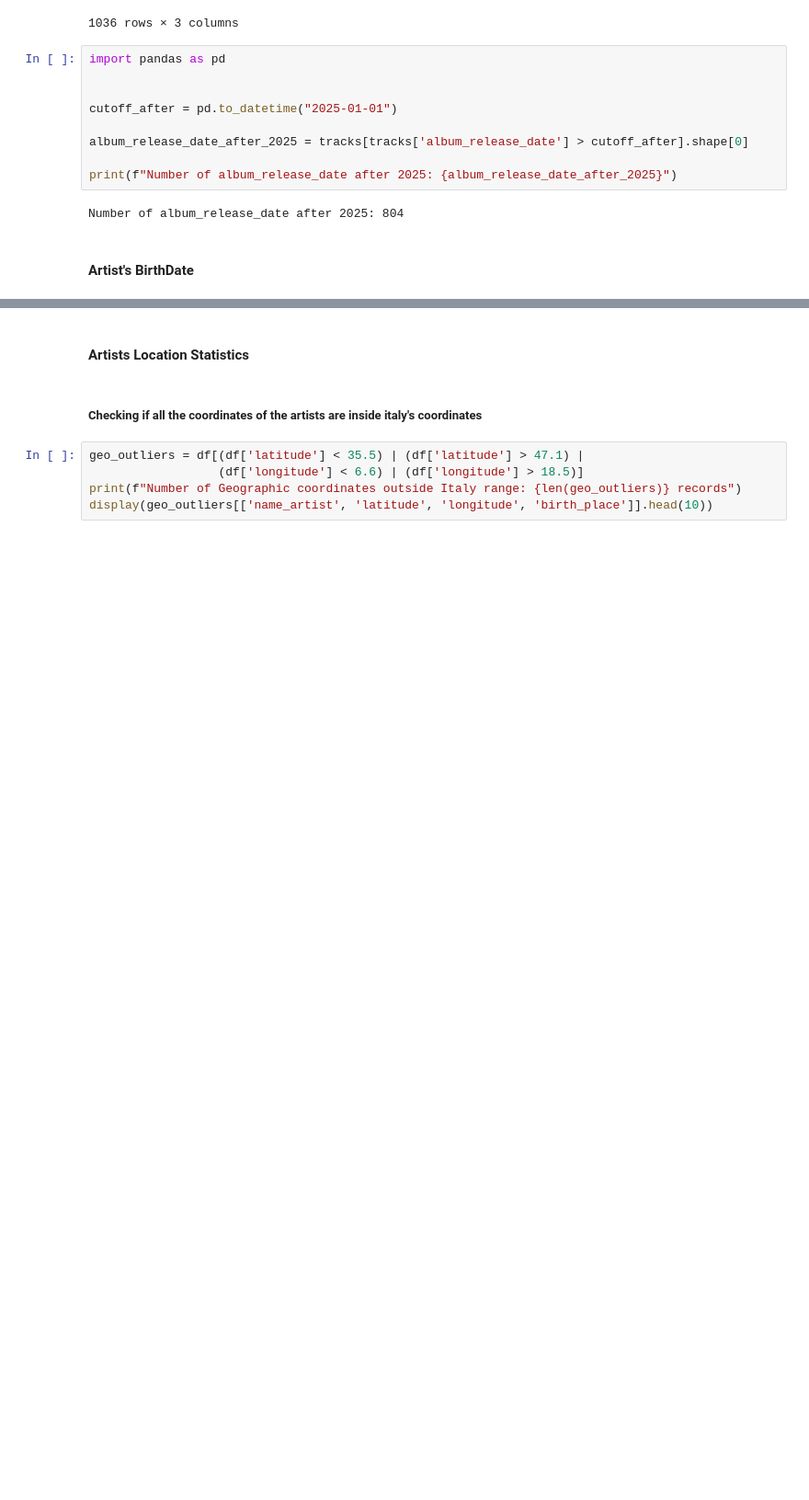
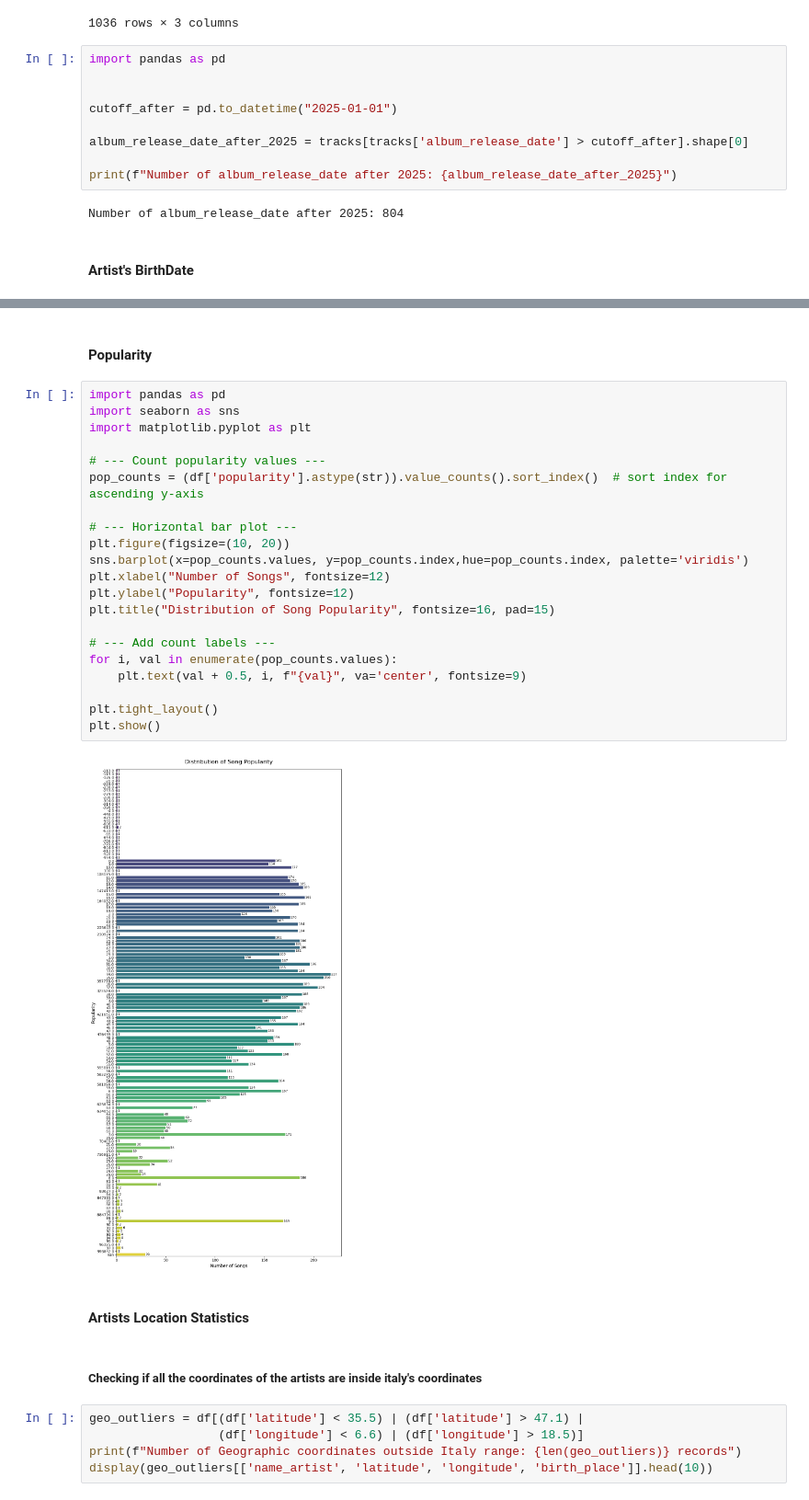
Before and after one commit to MichelaFaella/data_mining_project, a Jupyter notebook: mary.ipynb, the cells around one changed output, grey strips where cells are left out. Shown at 92% size. Cells and saved outputs as stored; diff of their text form; blank space fills up the shorter version.

```diff
--- a/mary.ipynb
+++ b/mary.ipynb
@@ -993,3 +1068,28 @@ Number of album_release_date after 2025: 804
+# %% [markdown]
+#### Popularity
+# %%
+import pandas as pd
+import seaborn as sns
+import matplotlib.pyplot as plt
+
+# --- Count popularity values ---
+pop_counts = (df['popularity'].astype(str)).value_counts().sort_index()  # sort index for ascending y-axis
+
+# --- Horizontal bar plot ---
+plt.figure(figsize=(10, 20))
+sns.barplot(x=pop_counts.values, y=pop_counts.index,hue=pop_counts.index, palette='viridis')
+plt.xlabel("Number of Songs", fontsize=12)
+plt.ylabel("Popularity", fontsize=12)
+plt.title("Distribution of Song Popularity", fontsize=16, pad=15)
+
+# --- Add count labels ---
+for i, val in enumerate(pop_counts.values):
+    plt.text(val + 0.5, i, f"{val}", va='center', fontsize=9)
+
+plt.tight_layout()
+plt.show()
+# %% [output]
+[figure, added]
 # %% [markdown]
 ####  Artists Location Statistics
 # %% [markdown]
```
Also changed, not shown: parts of 4 cells of this notebook.
